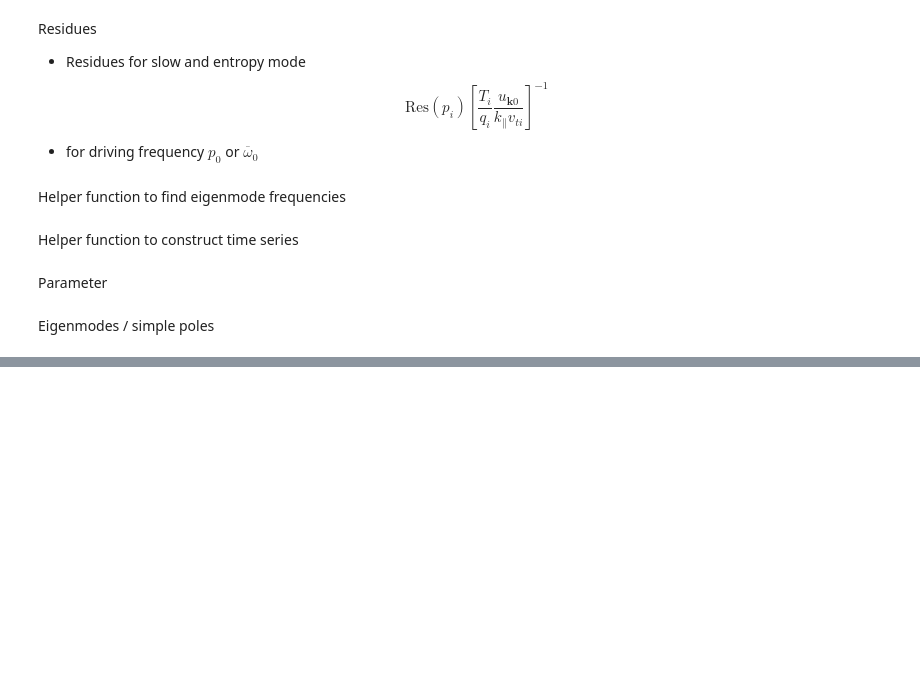
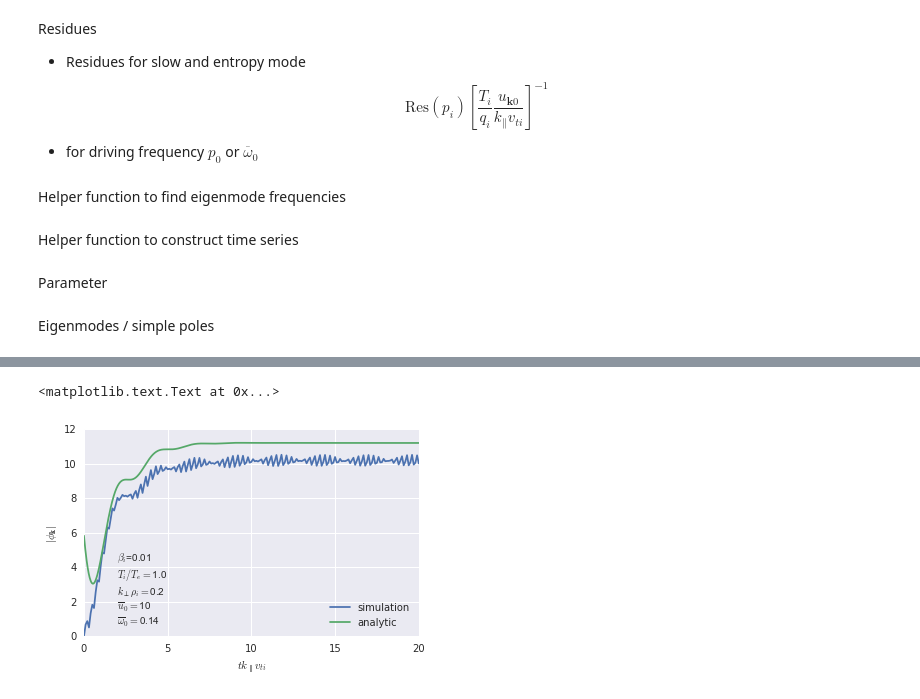
Before and after one commit to YuguangTong/Fourier-Laplace-plasma-response-in-driven-Gyrokinetics, a Jupyter notebook: python/Upar_driving_apar=0 FL solution.ipynb, the cells around one changed output, grey strips where cells are left out. Saved outputs shown, nothing was run; the diff lists cells and outputs as text; code cells hidden in the pictures; blank space fills up the shorter version.

```diff
--- a/python/Upar_driving_apar=0 FL solution.ipynb
+++ b/python/Upar_driving_apar=0 FL solution.ipynb
@@ -142,0 +196,12 @@ plt.show()
+# %%
+fig_phi = plt.figure(figsize=[6, 6*0.618])
+plt.plot(t_phi, phi, label = 'simulation')
+plt.plot(tbar_arr * np.sqrt(bi), phi_arr*upar0, label = 'analytic')
+plt.xlabel('$tk_\parallel v_{ti}$')
+plt.ylabel('$|\phi_{\mathbf{k}}|$')
+plt.legend(loc='lower right')
+ax = plt.gca()
+plt.text(0.1, 0, texts, transform=ax.transAxes)
+# %% [output]
+<matplotlib.text.Text at 0x...>
+[figure, added]
```
Also changed, not shown: parts of 12 cells of this notebook, 6 other files.
